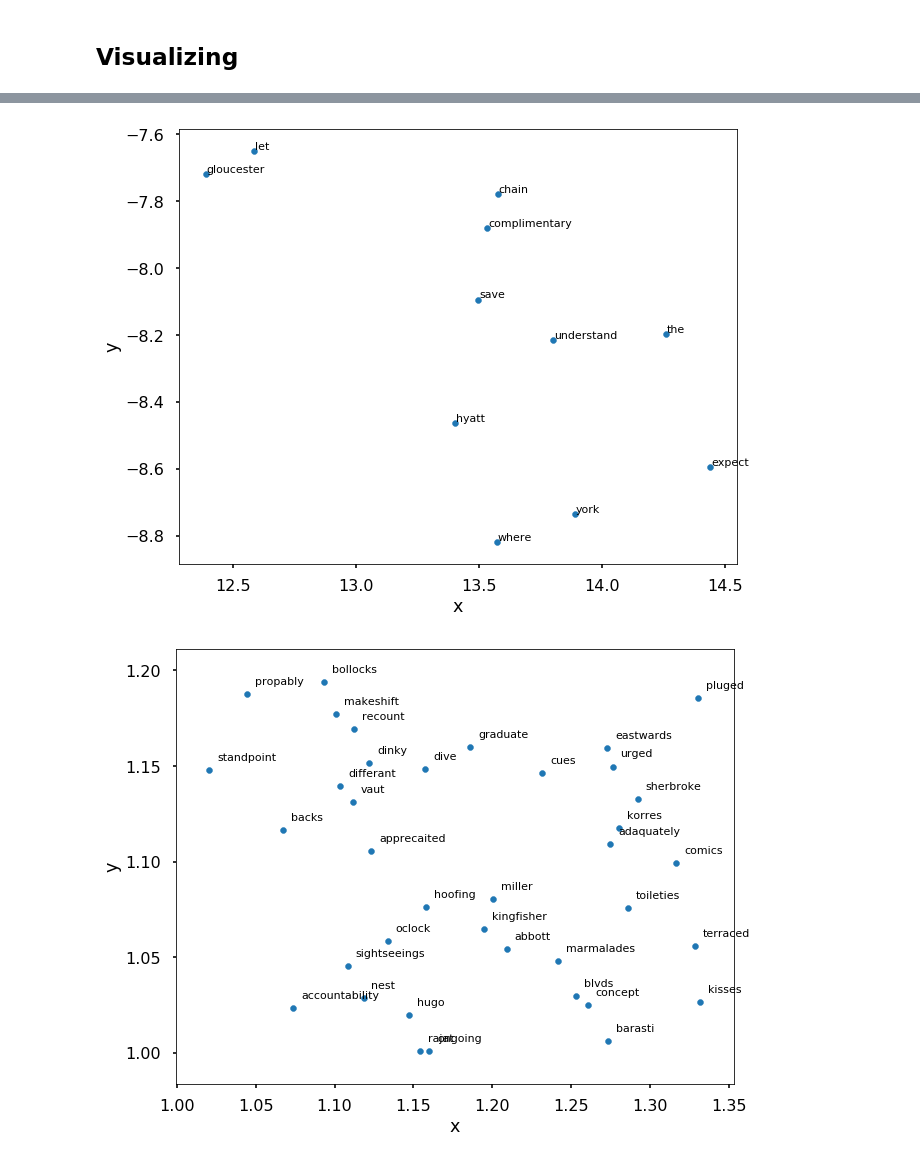
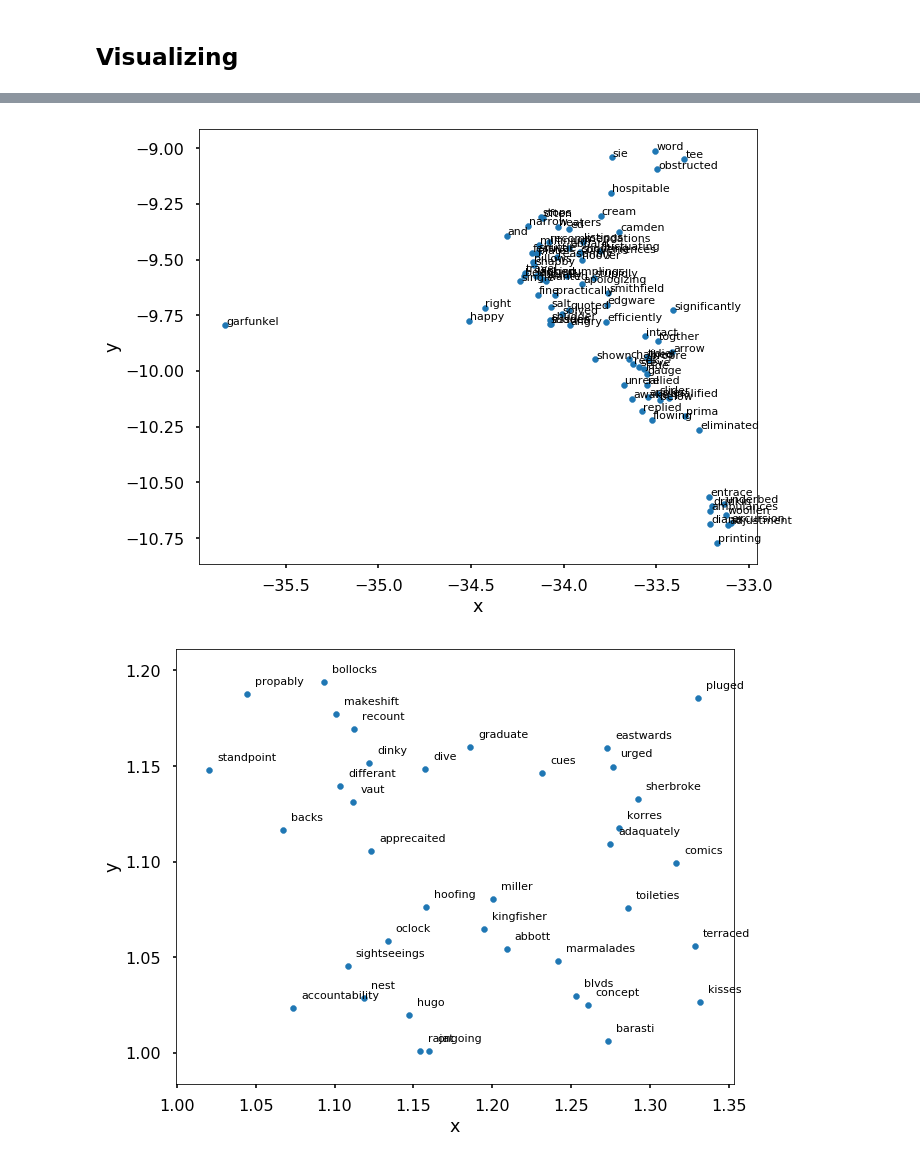
Before and after one commit to haisi/data-science-tutorials, a Jupyter notebook: Word2Vec.ipynb, the cells around one changed output, grey strips where cells are left out. Cells and saved outputs as stored; diff of their text form; code cells hidden in the pictures.

```diff
--- a/Word2Vec.ipynb
+++ b/Word2Vec.ipynb
@@ -236,0 +233,2 @@ result = pca.fit_transform(X)
+# %%
+X = model.wv.vectors
@@ -236,0 +237,4 @@ result = pca.fit_transform(X)
+# %%
+tsne = TSNE(n_components=2, random_state=0)
+# May take some time
+result = tsne.fit_transform(X)
@@ -312,7 +311,7 @@ x_bounds (-0.20588156580924988, 0.7941184341907501)
 # %%
-plot_region(x_bounds=(12.0, 15), y_bounds=(-11, -7))
+plot_region(x_bounds=(-36, -32), y_bounds=(-11, -9))
 # %% [output]
-[figure, old version]
+[figure, new version]
 # %%
 plot_region(x_bounds=(1, 1.4), y_bounds=(1, 1.2))
 # %% [output]
```
Also changed, not shown: parts of 20 cells of this notebook.
